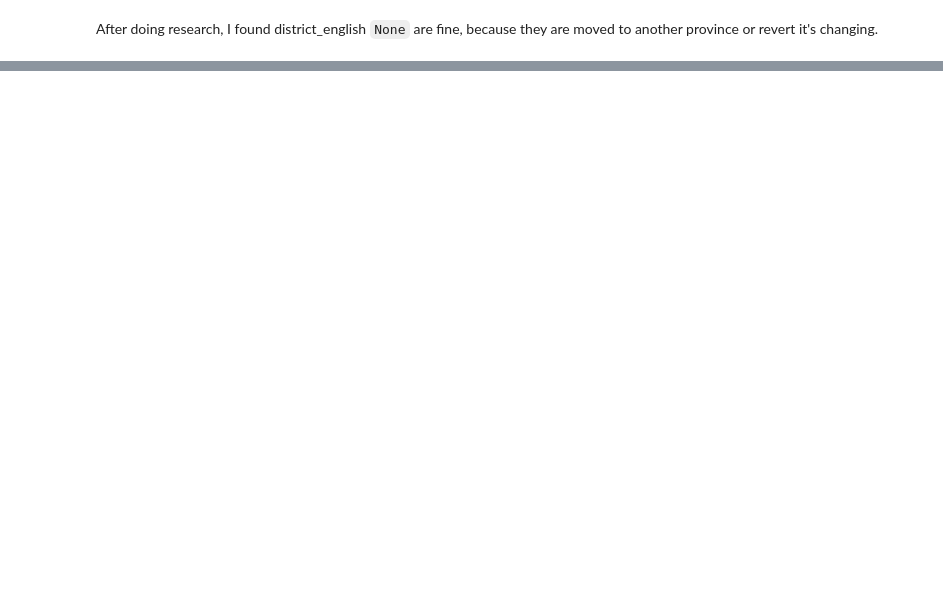
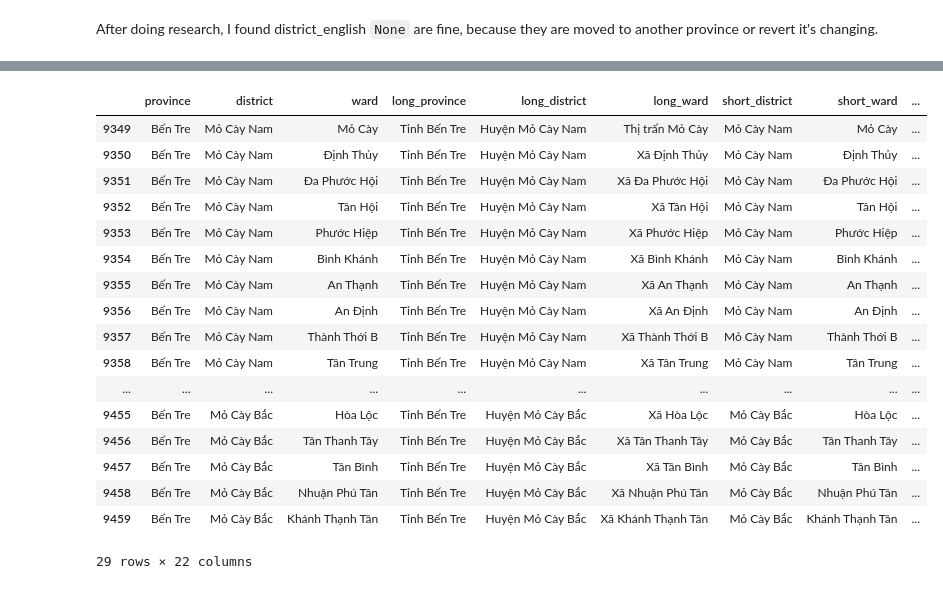
Before and after one commit to tranngocminhhieu/vietnam-administrative-units, a Jupyter notebook: notebook/build_parse_data/sub_1_create_district_alias_keywords.ipynb, the cells around one changed output, grey strips where cells are left out. Drawn from its saved outputs; the diff is of its cells as text; code cells hidden in the pictures; blank space fills up the shorter version.

```diff
--- a/notebook/build_parse_data/sub_1_create_district_alias_keywords.ipynb
+++ b/notebook/build_parse_data/sub_1_create_district_alias_keywords.ipynb
@@ -176,0 +217,27 @@ df_all
+# %%
+df_test = pd.DataFrame(get_data())
+# %%
+df_test['ward_key'] = df_test['short_ward'].apply(create_key)
+# %%
+df_test['district_key'] = df_test['short_district'].apply(create_key)
+# %%
+df_test[df_test.short_district.str.contains('Mỏ Cày')]
+# %% [output]
+|  | province | district | ward | long_province | long_district | long_ward | short_district | short_ward | ... |
+| 9349 | Bến Tre | Mỏ Cày Nam | Mỏ Cày | Tỉnh Bến Tre | Huyện Mỏ Cày Nam | Thị trấn Mỏ Cày | Mỏ Cày Nam | Mỏ Cày | ... |
+| 9350 | Bến Tre | Mỏ Cày Nam | Định Thủy | Tỉnh Bến Tre | Huyện Mỏ Cày Nam | Xã Định Thủy | Mỏ Cày Nam | Định Thủy | ... |
+| 9351 | Bến Tre | Mỏ Cày Nam | Đa Phước Hội | Tỉnh Bến Tre | Huyện Mỏ Cày Nam | Xã Đa Phước Hội | Mỏ Cày Nam | Đa Phước Hội | ... |
+| 9352 | Bến Tre | Mỏ Cày Nam | Tân Hội | Tỉnh Bến Tre | Huyện Mỏ Cày Nam | Xã Tân Hội | Mỏ Cày Nam | Tân Hội | ... |
+| 9353 | Bến Tre | Mỏ Cày Nam | Phước Hiệp | Tỉnh Bến Tre | Huyện Mỏ Cày Nam | Xã Phước Hiệp | Mỏ Cày Nam | Phước Hiệp | ... |
+| 9354 | Bến Tre | Mỏ Cày Nam | Bình Khánh | Tỉnh Bến Tre | Huyện Mỏ Cày Nam | Xã Bình Khánh | Mỏ Cày Nam | Bình Khánh | ... |
+| 9355 | Bến Tre | Mỏ Cày Nam | An Thạnh | Tỉnh Bến Tre | Huyện Mỏ Cày Nam | Xã An Thạnh | Mỏ Cày Nam | An Thạnh | ... |
+| 9356 | Bến Tre | Mỏ Cày Nam | An Định | Tỉnh Bến Tre | Huyện Mỏ Cày Nam | Xã An Định | Mỏ Cày Nam | An Định | ... |
+| 9357 | Bến Tre | Mỏ Cày Nam | Thành Thới B | Tỉnh Bến Tre | Huyện Mỏ Cày Nam | Xã Thành Thới B | Mỏ Cày Nam | Thành Thới B | ... |
+| 9358 | Bến Tre | Mỏ Cày Nam | Tân Trung | Tỉnh Bến Tre | Huyện Mỏ Cày Nam | Xã Tân Trung | Mỏ Cày Nam | Tân Trung | ... |
+| ... | ... | ... | ... | ... | ... | ... | ... | ... | ... |
+| 9455 | Bến Tre | Mỏ Cày Bắc | Hòa Lộc | Tỉnh Bến Tre | Huyện Mỏ Cày Bắc | Xã Hòa Lộc | Mỏ Cày Bắc | Hòa Lộc | ... |
+| 9456 | Bến Tre | Mỏ Cày Bắc | Tân Thanh Tây | Tỉnh Bến Tre | Huyện Mỏ Cày Bắc | Xã Tân Thanh Tây | Mỏ Cày Bắc | Tân Thanh Tây | ... |
+| 9457 | Bến Tre | Mỏ Cày Bắc | Tân Bình | Tỉnh Bến Tre | Huyện Mỏ Cày Bắc | Xã Tân Bình | Mỏ Cày Bắc | Tân Bình | ... |
+| 9458 | Bến Tre | Mỏ Cày Bắc | Nhuận Phú Tân | Tỉnh Bến Tre | Huyện Mỏ Cày Bắc | Xã Nhuận Phú Tân | Mỏ Cày Bắc | Nhuận Phú Tân | ... |
+| 9459 | Bến Tre | Mỏ Cày Bắc | Khánh Thạnh Tân | Tỉnh Bến Tre | Huyện Mỏ Cày Bắc | Xã Khánh Thạnh Tân | Mỏ Cày Bắc | Khánh Thạnh Tân | ... |
+29 rows × 22 columns
```
Also changed, not shown: parts of 10 cells of this notebook, 4 other files.
